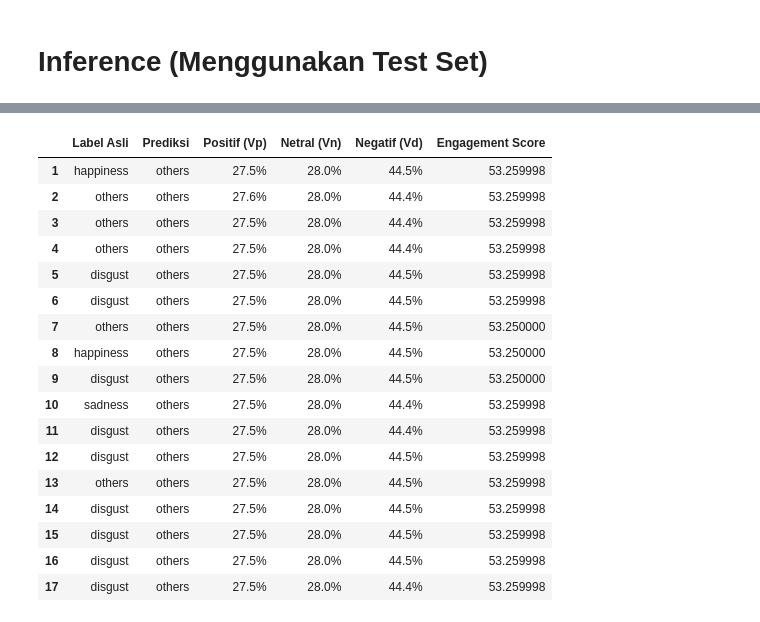
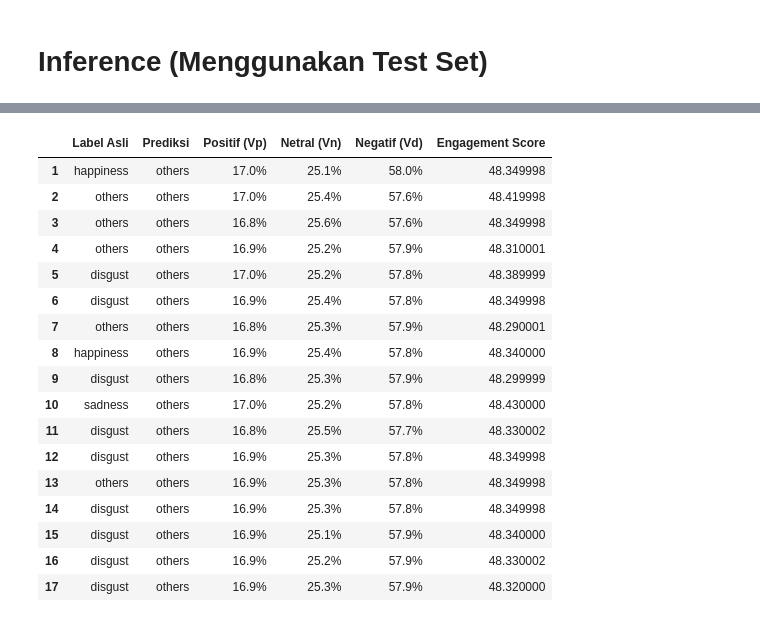
Before and after one commit to Luthfi-AS/Softcomp, a Jupyter notebook: App.ipynb, the cells around one changed output, grey strips where cells are left out. Cells and saved outputs as stored; diff of their text form; code cells hidden in the pictures.

Commit message:
chore: upload model

```diff
--- a/App.ipynb
+++ b/App.ipynb
@@ -311,24 +295,24 @@ Running on CPU
 # %%
 @dataclass
 class GAChromosome:
-    mask_logits: np.ndarray = field(default_factory=lambda: np.random.randn(128) * 0.1)
-    num_heads: int = 8
+    mask_logits: np.ndarray = field(default_factory=lambda: np.random.randn(64) * 0.1)
+    num_heads: int = 4
     mixer_depth: int = 4
-    dropout: float = 0.2
-    lr: float = 1e-3
+    dropout: float = 0.3
+    lr: float = 5e-4
 
     @staticmethod
     def random():
         return GAChromosome(
-            mask_logits=np.random.randn(128) * 0.1,
-            num_heads=int(np.random.choice([4, 8])),
+            mask_logits=np.random.randn(64) * 0.1,
+            num_heads=int(np.random.choice([2, 4])),
             mixer_depth=int(np.random.choice([2, 3, 4, 6])),
             dropout=float(np.random.uniform(0.1, 0.35)),
             lr=float(np.random.choice([1e-4, 5e-4, 1e-3])),
         )
 
     def crossover(self, other: "GAChromosome"):
-        cp = np.random.randint(1, 128)
+        cp = np.random.randint(1, 64)
         def pick(a, b): return a if np.random.rand() < 0.5 else b
         c1 = GAChromosome(
             mask_logits=np.concatenate([self.mask_logits[:cp], other.mask_logits[cp:]]),
@@ -347,9 +331,9 @@ class GAChromosome:
         return c1, c2
 
     def mutate(self, rate: float = 0.1):
-        self.mask_logits += np.random.randn(128) * rate
+        self.mask_logits += np.random.randn(64) * rate
         if np.random.rand() < rate:
-            self.num_heads = int(np.random.choice([4, 8]))
+            self.num_heads = int(np.random.choice([2, 4]))
         if np.random.rand() < rate:
             self.mixer_depth = int(np.random.choice([2, 3, 4, 6]))
         if np.random.rand() < 0.3:
@@ -375,10 +359,10 @@ class MicroExpressionDataset(Dataset):
         return img, label
 
 class CABMFMER_TightGA(nn.Module):
-    def __init__(self, num_classes=7, dim=128, mixer_depth=4, num_heads=8, mlp_dim=512, dropout=0.2):
+    def __init__(self, num_classes=7, dim=64, mixer_depth=4, num_heads=4, mlp_dim=256, dropout=0.3):
         super().__init__()
         self.mixer_depth = mixer_depth
-        self.patch_size = 16
+        self.patch_size = 8
         self.init_conv = nn.Sequential(
             nn.Conv2d(3, dim, kernel_size=7, stride=2, padding=3),
             nn.GELU(), nn.BatchNorm2d(dim), nn.MaxPool2d(2, 2)
@@ -389,8 +373,9 @@ class CABMFMER_TightGA(nn.Module):
         self.pointwise_convs = nn.ModuleList([nn.Conv2d(dim, dim, kernel_size=1) for _ in range(mixer_depth)])
         self.batch_norms_pw = nn.ModuleList([nn.BatchNorm2d(dim) for _ in range(mixer_depth)])
         self.gelu = nn.GELU()
-        self.feature_align = nn.AdaptiveAvgPool2d((48, 48))
+        self.feature_align = nn.AdaptiveAvgPool2d((64, 64))
         self.patch_embed = nn.Conv2d(dim, dim, kernel_size=self.patch_size, stride=self.patch_size)
+
         encoder_layer = nn.TransformerEncoderLayer(
             d_model=dim, nhead=num_heads, dim_feedforward=mlp_dim,
             dropout=dropout, activation='gelu', batch_first=True
@@ -687,20 +715,17 @@ display(df_summary)
 # Inference (Menggunakan Test Set)
 # %%
 import torch.nn.functional as F
+import pandas as pd
 
 model = CABMFMER_TightGA(
     num_classes=7,
-    dim=128,
-    mixer_depth=6,
-    num_heads=8,
+    dim=64,
+    mixer_depth=2,
+    num_heads=4,
     dropout=0.2
 ).to(device)
 
-model_path = "models/best_model_overall.pth"
-if not os.path.exists(model_path):
-    model_path = "models/best_model_fold_18.pth"
-
-model.load_state_dict(torch.load(model_path, map_location=device))
+model.load_state_dict(torch.load("models/best_model_fold_18.pth", map_location=device))
 model.eval()
 
 table_data = []
@@ -767,5 +808,5 @@ RuntimeError: Error(s) in loading state_dict for CABMFMER_TightGA:
 # %%
-temperature = 2.0
+temperature = 1.2
 table_data = []
 
 with torch.no_grad():
@@ -798,47 +839,47 @@ with torch.no_grad():
 
             vd_rendah = max(0.0, (0.5 - vd) / 0.5) if vd <= 0.5 else 0.0
             vd_sedang = max(0.0, min(vd / 0.5, (1.0 - vd) / 0.5))
             vd_tinggi = max(0.0, (vd - 0.5) / 0.5) if vd >= 0.5 else 0.0
 
             w1 = min(vp_tinggi, vd_rendah)
             w2 = min(vn_tinggi, vp_rendah, vd_rendah)
             w3 = vd_tinggi
             w4 = min(vp_sedang, vn_sedang)
             w5 = min(vp_sedang, vd_sedang)
             w6 = min(vn_sedang, vd_sedang)
 
             total_w = w1 + w2 + w3 + w4 + w5 + w6
             score = ((w1 * 90.0) + (w2 * 60.0) + (w3 * 25.0) + (w4 * 70.0) + (w5 * 50.0) + (w6 * 40.0)) / total_w if total_w > 0 else 50.0
 
             table_data.append({
                 "Label Asli": categories[lbls_np[idx]],
                 "Prediksi": categories[pred_np[idx]],
                 "Positif (Vp)": f"{vp*100:.1f}%",
                 "Netral (Vn)": f"{vn*100:.1f}%",
                 "Negatif (Vd)": f"{vd*100:.1f}%",
                 "Engagement Score": round(score, 2)
             })
 
 df_results = pd.DataFrame(table_data)
 df_results.index += 1
 display(df_results.head(20))
 df_results.to_csv("detailed_predictions_temperature_2.0.csv", index_label="No")
 # %% [output]
 |  | Label Asli | Prediksi | Positif (Vp) | Netral (Vn) | Negatif (Vd) | Engagement Score |
-| 1 | happiness | others | 27.5% | 28.0% | 44.5% | 53.259998 |
-| 2 | others | others | 27.6% | 28.0% | 44.4% | 53.259998 |
-| 3 | others | others | 27.5% | 28.0% | 44.4% | 53.259998 |
-| 4 | others | others | 27.5% | 28.0% | 44.4% | 53.259998 |
-| 5 | disgust | others | 27.5% | 28.0% | 44.5% | 53.259998 |
-| 6 | disgust | others | 27.5% | 28.0% | 44.5% | 53.259998 |
-| 7 | others | others | 27.5% | 28.0% | 44.5% | 53.250000 |
-| 8 | happiness | others | 27.5% | 28.0% | 44.5% | 53.250000 |
-| 9 | disgust | others | 27.5% | 28.0% | 44.5% | 53.250000 |
-| 10 | sadness | others | 27.5% | 28.0% | 44.4% | 53.259998 |
-| 11 | disgust | others | 27.5% | 28.0% | 44.4% | 53.259998 |
-| 12 | disgust | others | 27.5% | 28.0% | 44.5% | 53.259998 |
-| 13 | others | others | 27.5% | 28.0% | 44.5% | 53.259998 |
-| 14 | disgust | others | 27.5% | 28.0% | 44.5% | 53.259998 |
-| 15 | disgust | others | 27.5% | 28.0% | 44.5% | 53.259998 |
-| 16 | disgust | others | 27.5% | 28.0% | 44.5% | 53.259998 |
-| 17 | disgust | others | 27.5% | 28.0% | 44.4% | 53.259998 |
+| 1 | happiness | others | 17.0% | 25.1% | 58.0% | 48.349998 |
+| 2 | others | others | 17.0% | 25.4% | 57.6% | 48.419998 |
+| 3 | others | others | 16.8% | 25.6% | 57.6% | 48.349998 |
+| 4 | others | others | 16.9% | 25.2% | 57.9% | 48.310001 |
+| 5 | disgust | others | 17.0% | 25.2% | 57.8% | 48.389999 |
+| 6 | disgust | others | 16.9% | 25.4% | 57.8% | 48.349998 |
+| 7 | others | others | 16.8% | 25.3% | 57.9% | 48.290001 |
+| 8 | happiness | others | 16.9% | 25.4% | 57.8% | 48.340000 |
+| 9 | disgust | others | 16.8% | 25.3% | 57.9% | 48.299999 |
+| 10 | sadness | others | 17.0% | 25.2% | 57.8% | 48.430000 |
+| 11 | disgust | others | 16.8% | 25.5% | 57.7% | 48.330002 |
+| 12 | disgust | others | 16.9% | 25.3% | 57.8% | 48.349998 |
+| 13 | others | others | 16.9% | 25.3% | 57.8% | 48.349998 |
+| 14 | disgust | others | 16.9% | 25.3% | 57.8% | 48.349998 |
+| 15 | disgust | others | 16.9% | 25.1% | 57.9% | 48.340000 |
+| 16 | disgust | others | 16.9% | 25.2% | 57.9% | 48.330002 |
+| 17 | disgust | others | 16.9% | 25.3% | 57.9% | 48.320000 |
```
Also changed, not shown: parts of 10 cells of this notebook, 24 other files.
